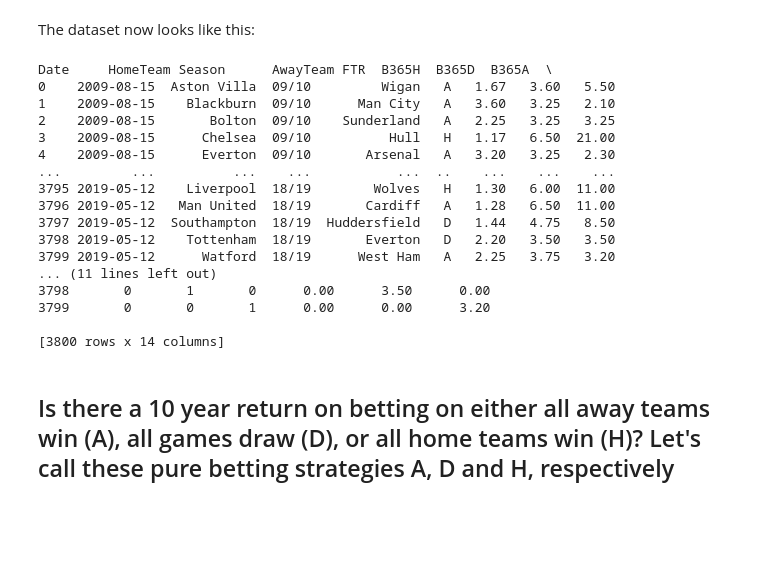
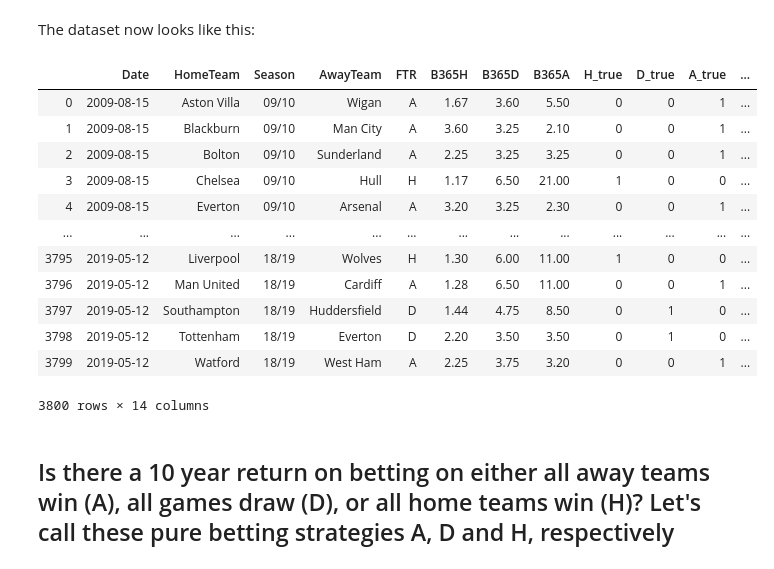
Before and after one commit to NumEconCopenhagen/projects-2020-group20, a Jupyter notebook: dataproject/dataproject.ipynb, the cells around one changed output. Drawn from its saved outputs; the diff is of its cells as text; code cells hidden in the pictures; blank space fills up the shorter version.

```diff
--- a/dataproject/dataproject.ipynb
+++ b/dataproject/dataproject.ipynb
@@ -122,26 +121,22 @@ df['Return_D'] = ( df.loc[:, 'D_true'] * df.loc[:, 'B365D'] )
 df['Return_A'] = ( df.loc[:, 'A_true'] * df.loc[:, 'B365A'] )
 # %% [markdown]
 The dataset now looks like this:
-# %%
-print(df)
-# %% [output]
-Date     HomeTeam Season      AwayTeam FTR  B365H  B365D  B365A  \
-0    2009-08-15  Aston Villa  09/10         Wigan   A   1.67   3.60   5.50
-1    2009-08-15    Blackburn  09/10      Man City   A   3.60   3.25   2.10
-2    2009-08-15       Bolton  09/10    Sunderland   A   2.25   3.25   3.25
-3    2009-08-15      Chelsea  09/10          Hull   H   1.17   6.50  21.00
-4    2009-08-15      Everton  09/10       Arsenal   A   3.20   3.25   2.30
-...         ...          ...    ...           ...  ..    ...    ...    ...
-3795 2019-05-12    Liverpool  18/19        Wolves   H   1.30   6.00  11.00
-3796 2019-05-12   Man United  18/19       Cardiff   A   1.28   6.50  11.00
-3797 2019-05-12  Southampton  18/19  Huddersfield   D   1.44   4.75   8.50
-3798 2019-05-12    Tottenham  18/19       Everton   D   2.20   3.50   3.50
-3799 2019-05-12      Watford  18/19      West Ham   A   2.25   3.75   3.20
-... (11 lines left out)
-3798       0       1       0      0.00      3.50      0.00
-3799       0       0       1      0.00      0.00      3.20
-
-[3800 rows x 14 columns]
+# %%
+df
+# %% [output]
+|  | Date | HomeTeam | Season | AwayTeam | FTR | B365H | B365D | B365A | H_true | D_true | A_true | ... |
+| 0 | 2009-08-15 | Aston Villa | 09/10 | Wigan | A | 1.67 | 3.60 | 5.50 | 0 | 0 | 1 | ... |
+| 1 | 2009-08-15 | Blackburn | 09/10 | Man City | A | 3.60 | 3.25 | 2.10 | 0 | 0 | 1 | ... |
+| 2 | 2009-08-15 | Bolton | 09/10 | Sunderland | A | 2.25 | 3.25 | 3.25 | 0 | 0 | 1 | ... |
+| 3 | 2009-08-15 | Chelsea | 09/10 | Hull | H | 1.17 | 6.50 | 21.00 | 1 | 0 | 0 | ... |
+| 4 | 2009-08-15 | Everton | 09/10 | Arsenal | A | 3.20 | 3.25 | 2.30 | 0 | 0 | 1 | ... |
+| ... | ... | ... | ... | ... | ... | ... | ... | ... | ... | ... | ... | ... |
+| 3795 | 2019-05-12 | Liverpool | 18/19 | Wolves | H | 1.30 | 6.00 | 11.00 | 1 | 0 | 0 | ... |
+| 3796 | 2019-05-12 | Man United | 18/19 | Cardiff | A | 1.28 | 6.50 | 11.00 | 0 | 0 | 1 | ... |
+| 3797 | 2019-05-12 | Southampton | 18/19 | Huddersfield | D | 1.44 | 4.75 | 8.50 | 0 | 1 | 0 | ... |
+| 3798 | 2019-05-12 | Tottenham | 18/19 | Everton | D | 2.20 | 3.50 | 3.50 | 0 | 1 | 0 | ... |
+| 3799 | 2019-05-12 | Watford | 18/19 | West Ham | A | 2.25 | 3.75 | 3.20 | 0 | 0 | 1 | ... |
+3800 rows × 14 columns
 # %% [markdown]
 ## Is there a 10 year return on betting on either all away teams win (A), all games draw (D), or all home teams win (H)? Let's call these pure betting strategies A, D and H, respectively
 # %%
```
Also changed, not shown: parts of 6 cells of this notebook.
